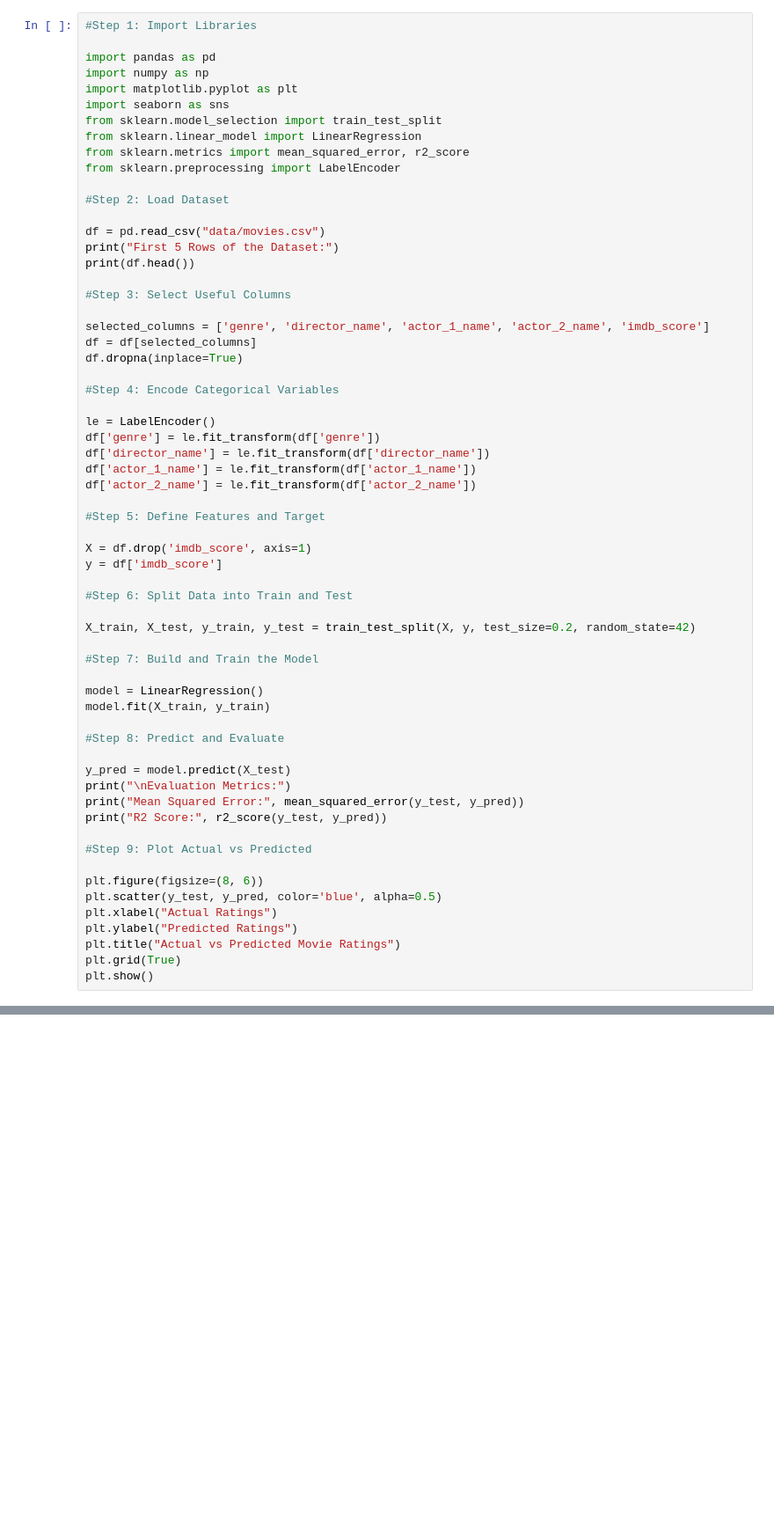
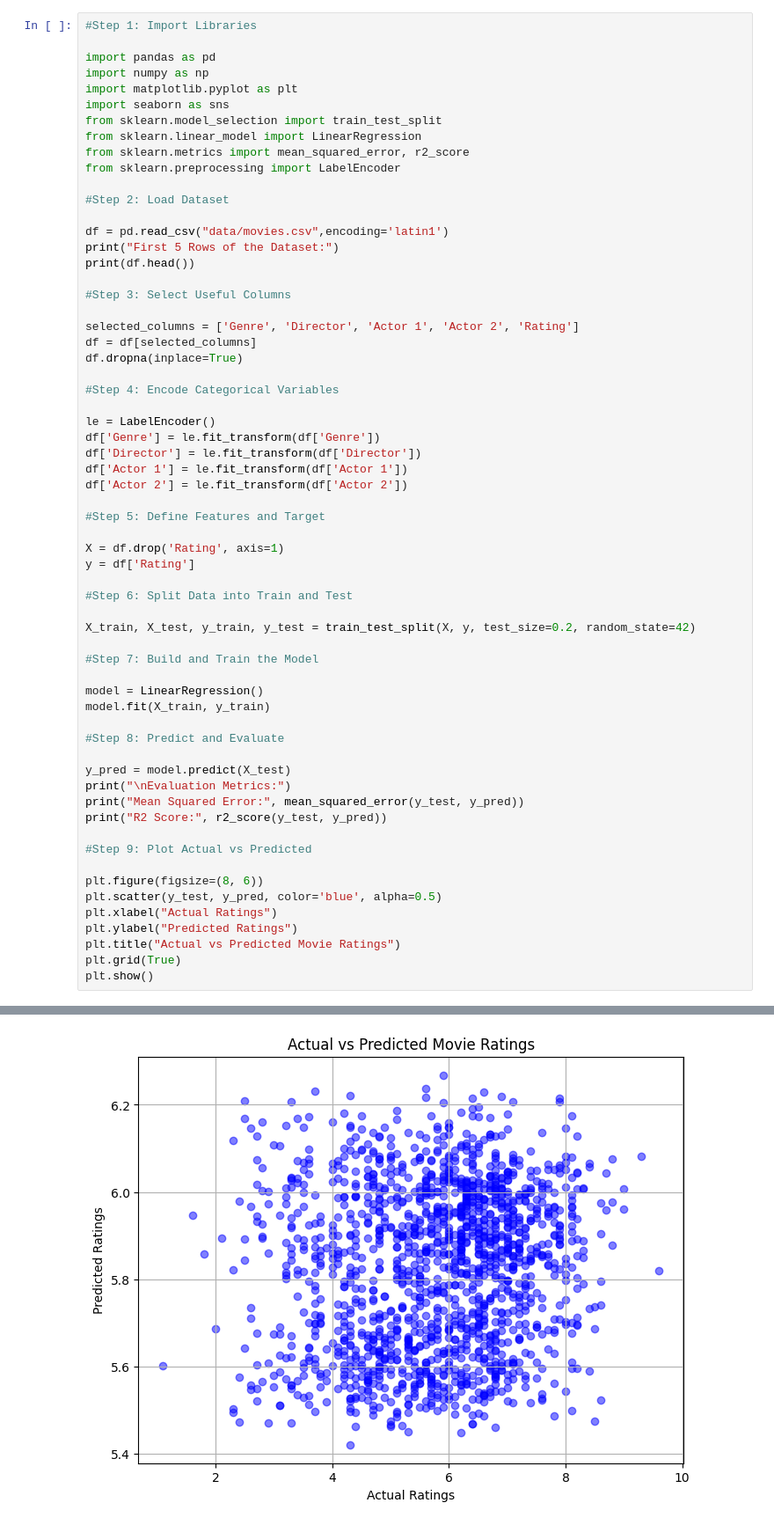
Before and after one commit to ASHWITHAA02/CODSOFT, a Jupyter notebook: TASK 2/movieRating.ipynb, the cells around one changed output, grey strips where cells are left out. Shown at 88% size. Cells and saved outputs as stored; diff of their text form; blank space fills up the shorter version.

```diff
--- a/TASK 2/movieRating.ipynb
+++ b/TASK 2/movieRating.ipynb
@@ -12,28 +12,28 @@ from sklearn.preprocessing import LabelEncoder
 
 #Step 2: Load Dataset
 
-df = pd.read_csv("data/movies.csv")
+df = pd.read_csv("data/movies.csv",encoding='latin1')
 print("First 5 Rows of the Dataset:")
 print(df.head())
 
 #Step 3: Select Useful Columns
 
-selected_columns = ['genre', 'director_name', 'actor_1_name', 'actor_2_name', 'imdb_score']
+selected_columns = ['Genre', 'Director', 'Actor 1', 'Actor 2', 'Rating']
 df = df[selected_columns]
 df.dropna(inplace=True)
 
 #Step 4: Encode Categorical Variables
 
 le = LabelEncoder()
-df['genre'] = le.fit_transform(df['genre'])
-df['director_name'] = le.fit_transform(df['director_name'])
-df['actor_1_name'] = le.fit_transform(df['actor_1_name'])
-df['actor_2_name'] = le.fit_transform(df['actor_2_name'])
+df['Genre'] = le.fit_transform(df['Genre'])
+df['Director'] = le.fit_transform(df['Director'])
+df['Actor 1'] = le.fit_transform(df['Actor 1'])
+df['Actor 2'] = le.fit_transform(df['Actor 2'])
 
 #Step 5: Define Features and Target
 
-X = df.drop('imdb_score', axis=1)
-y = df['imdb_score']
+X = df.drop('Rating', axis=1)
+y = df['Rating']
 
 #Step 6: Split Data into Train and Test
 
@@ -64,0 +81 @@ FileNotFoundError: [Errno 2] No such file or directory: 'data/movies.csv'
+[figure, added]
```
Also changed, not shown: parts of 1 cell of this notebook, 2 other files.
